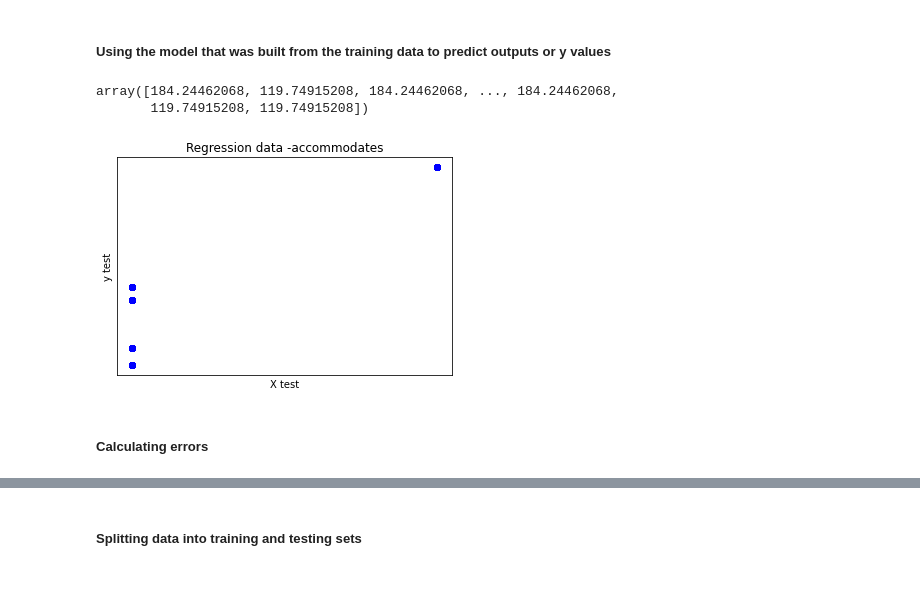
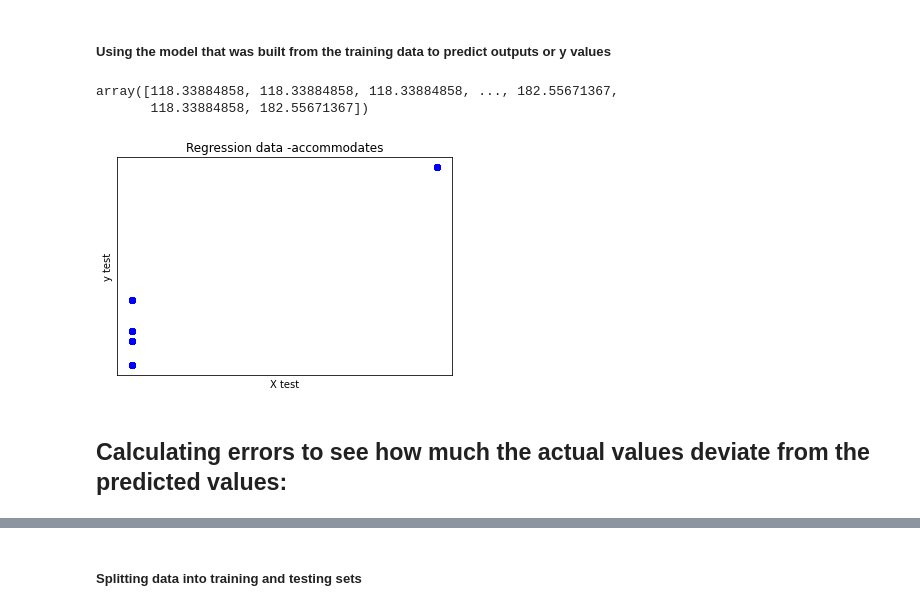
Before and after one commit to clarizamayo/Airbnb_Data_Analysis, a Jupyter notebook: machine-learning-model.ipynb, the cells around one changed output, grey strips where cells are left out. Drawn from its saved outputs; the diff is of its cells as text; code cells hidden in the pictures; blank space fills up the shorter version.

```diff
--- a/machine-learning-model.ipynb
+++ b/machine-learning-model.ipynb
@@ -152,5 +132,5 @@ Adding a column 'borough_num' to change the boroughs into 1-5 categories for mut
 # %%
-dct = {'Queens':1, 'Bronx':2, 'Brooklyn':3,'Staten Island':4,'Manhattan':5}
+dct = {'Queens':0, 'Bronx':1, 'Brooklyn':2,'Staten Island':3,'Manhattan':4}
 
 df["borough_num"] = df["borough"].apply(lambda x: dct[x])
 # %%
@@ -259,5 +259,5 @@ plt.show()
 # %%
-no_outliers_df= df.loc[(df['price']>10) & (df['price']<6000), :]
+no_outliers_df= df.loc[(df['price']>10) & (df['price']<4000) & (df['minimum_nights'] <500), :]
 # %%
 no_outliers_df.info()
 # %% [output]
@@ -324,23 +320,23 @@ Score 0.05070816733198069
 # %% [markdown]
 ##### Using the model that was built from the training data to predict outputs or y values
 # %%
-y_pred = reg.predict(X_test.values)
+Y_pred = reg.predict(X_test.values)
-# %%
-y_pred
-# %% [output]
-array([184.24462068, 119.74915208, 184.24462068, ..., 184.24462068,
-       119.74915208, 119.74915208])
+# %%
+Y_pred
+# %% [output]
+array([118.33884858, 118.33884858, 118.33884858, ..., 182.55671367,
+       118.33884858, 182.55671367])
 # %%
 #plt.scatter(X_test['manhattan'], Y_test,  color='red') #actual data from test data
-plt.scatter(X_test['manhattan'], y_pred, color='blue')
+plt.scatter(X_test['manhattan'], Y_pred, color='blue')
 plt.xlabel("X test")
 plt.ylabel("y test")
 plt.title("Regression data -accommodates")
 plt.xticks(())
 plt.yticks(())
 
 plt.show()
 # %% [output]
-[figure, old version]
+[figure, new version]
-# %% [markdown]
-##### Calculating errors
+# %% [markdown]
+## Calculating errors to see how much the actual values deviate from the predicted values:
```
Also changed, not shown: parts of 40 cells of this notebook.
